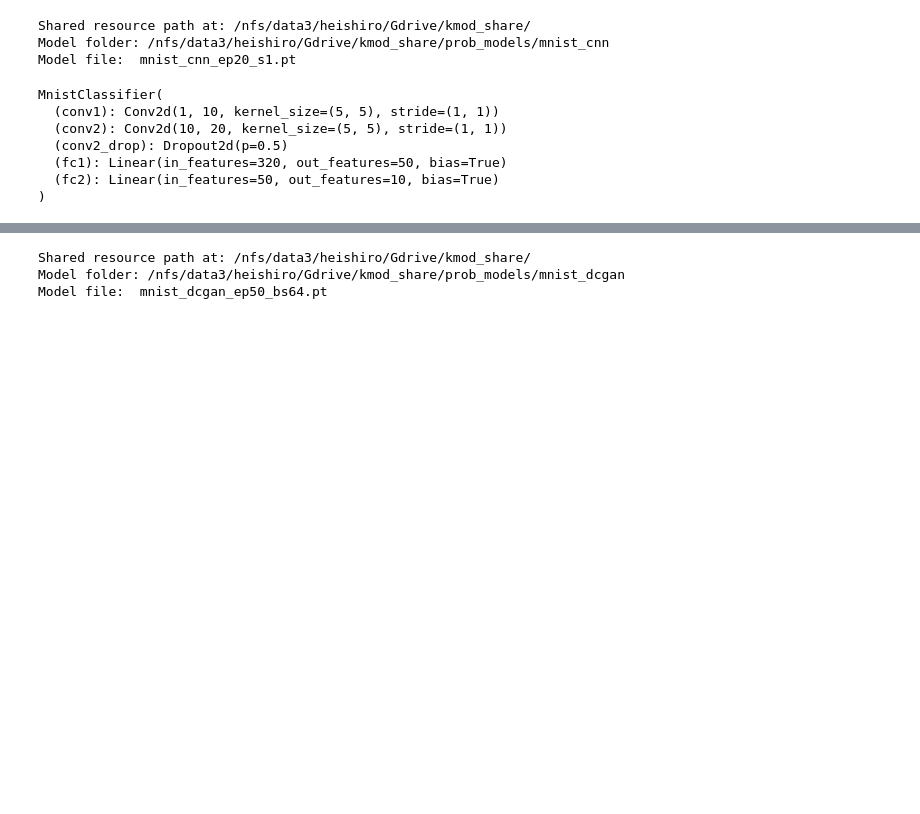
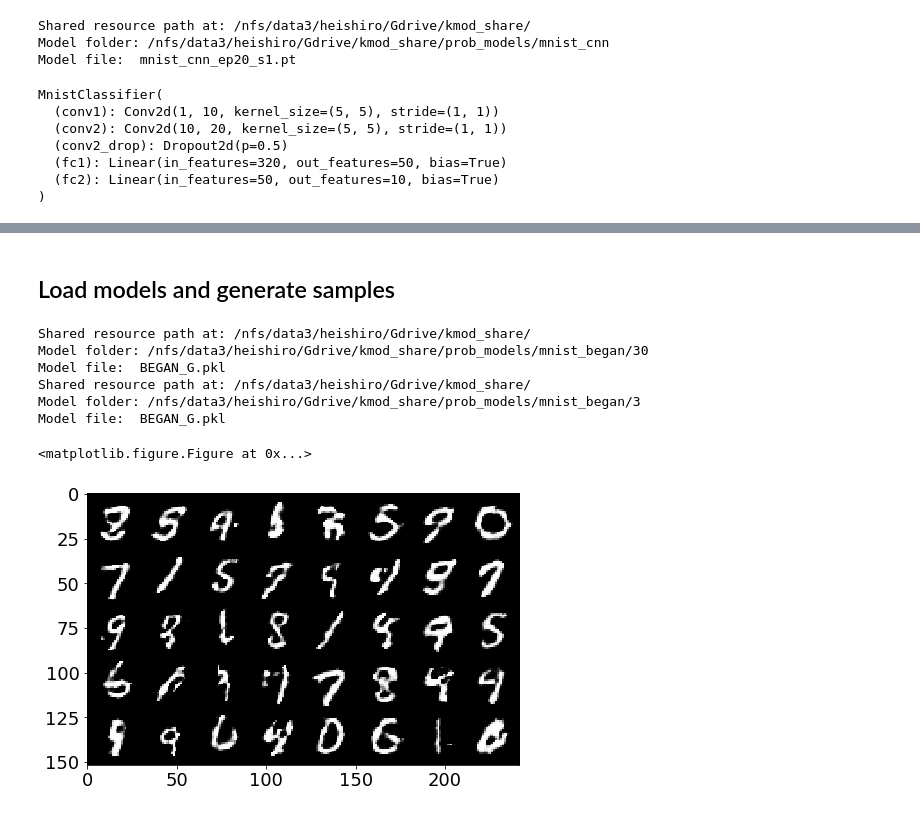
Before and after one commit to wittawatj/kernel-mod, a Jupyter notebook: ipynb/gan/mnist_barchart.ipynb, the cells around one changed output, grey strips where cells are left out. Drawn from its saved outputs; the diff is of its cells as text; code cells hidden in the pictures; blank space fills up the shorter version.

```diff
--- a/ipynb/gan/mnist_barchart.ipynb
+++ b/ipynb/gan/mnist_barchart.ipynb
@@ -103,14 +109,0 @@ def vae_sample(vae, n):
-# %%
-# load a model from the shared folder
-model_folder = glo.shared_resource_folder('prob_models', 'mnist_dcgan')
-epochs = 50
-batch_size = 64
-model_fname = 'mnist_dcgan_ep{}_bs{}.pt'.format(epochs, batch_size)
-model_fpath = os.path.join(model_folder, model_fname)
-print('Shared resource path at: {}'.format(shared_resource_path))
-print('Model folder: {}'.format(model_folder))
-print('Model file: ', model_fname)
-# %% [output]
-Shared resource path at: /nfs/data3/heishiro/Gdrive/kmod_share/
-Model folder: /nfs/data3/heishiro/Gdrive/kmod_share/prob_models/mnist_dcgan
-Model file:  mnist_dcgan_ep50_bs64.pt
@@ -126,0 +161,24 @@ gen_imgs_p = dcgan.sample(n_gen)
+# %% [markdown]
+## Load models and generate samples
+# %%
+model_type_p = 'began'
+model_type_q = 'began'
+gen_p = load_model(model_type_p, 30)
+gen_q = load_model(model_type_q, 3)
+# %% [output]
+Shared resource path at: /nfs/data3/heishiro/Gdrive/kmod_share/
+Model folder: /nfs/data3/heishiro/Gdrive/kmod_share/prob_models/mnist_began/30
+Model file:  BEGAN_G.pkl
+Shared resource path at: /nfs/data3/heishiro/Gdrive/kmod_share/
+Model folder: /nfs/data3/heishiro/Gdrive/kmod_share/prob_models/mnist_began/3
+Model file:  BEGAN_G.pkl
+# %%
+n_gen = 10000
+gen_imgs_p = gen_p.sample(n_gen)
+
+n_show = 8*5
+plt.figure(figsize=(8, 5))
+plot.show_torch_imgs(gen_imgs_p[:n_show], nrow=8, figsize=(8, 5), normalize=True)
+# %% [output]
+<matplotlib.figure.Figure at 0x...>
+[figure, added]
```
Also changed, not shown: parts of 25 cells of this notebook, 1 other file.
